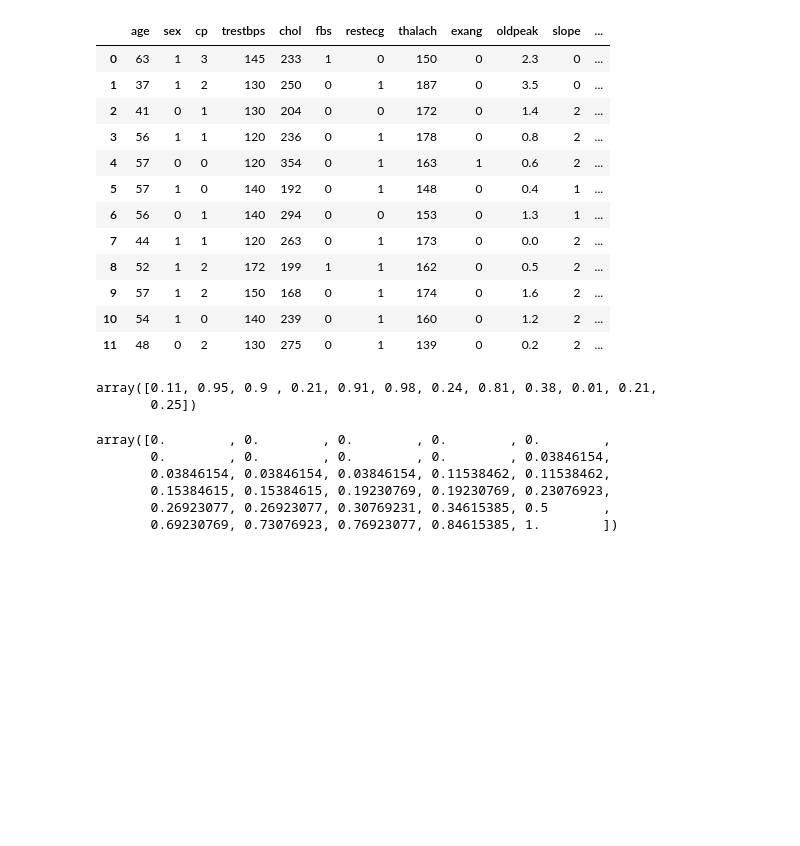
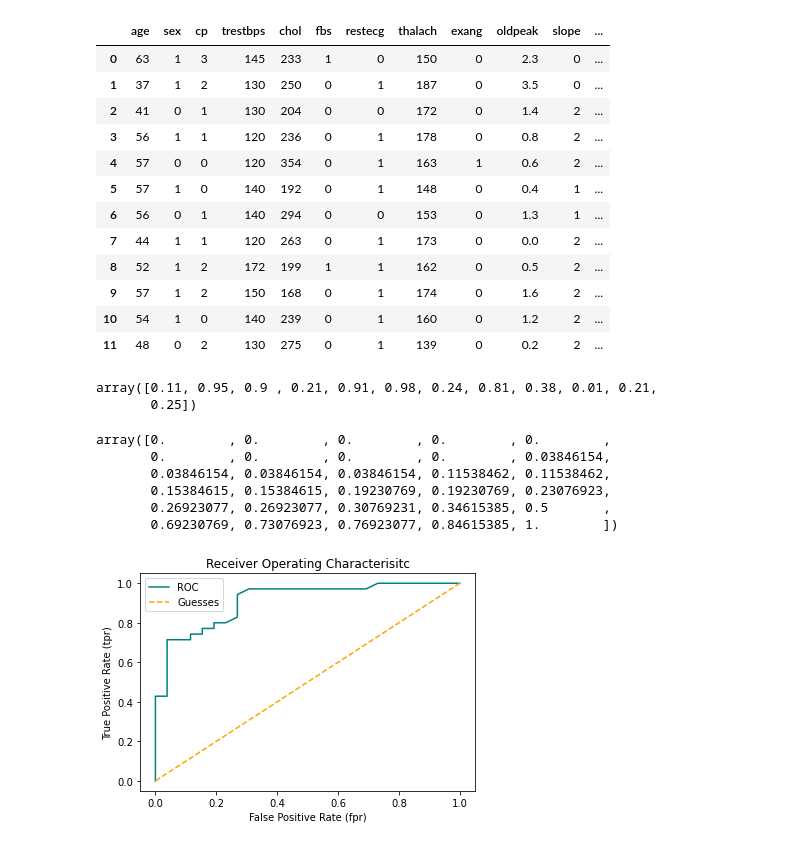
Before and after one commit to olu-folarin/ml-and-ds-ztm, a Jupyter notebook: intro-to-scikit-learn.ipynb, the cells around one changed output. Cells and saved outputs as stored; diff of their text form; code cells hidden in the pictures; blank space fills up the shorter version.

Commit message:
made the plot visible

```diff
--- a/intro-to-scikit-learn.ipynb
+++ b/intro-to-scikit-learn.ipynb
@@ -1369,21 +1369,23 @@ array([0.        , 0.        , 0.        , 0.        , 0.        ,
 # %%
 # create a function for creating ROC curves
 import matplotlib.pyplot as plt
 
 def plot_roc_curve(fpr, tpr):
     """
     this functions plots a ROC curve with the True Positive Rate (TPR) and False Positive Rate (fpr)
     """
     #plot the a ROC curve
     plt.plot(fpr, tpr, color='teal', label='ROC')
     #plot line with no predictive power (baseline)
-    plt.plot([0,1], [0,1], color='orange', linestyle='.-', label='Guesses')
+    plt.plot([0,1], [0,1], color='orange', linestyle='--', label='Guesses')
 
     #customize the plot
     plt.xlabel('False Positive Rate (fpr)')
     plt.ylabel('True Positive Rate (tpr)')
     plt.title('Receiver Operating Characterisitc')
     plt.legend()
     plt.show()
 
-plot_roc_curve()
+plot_roc_curve(fpr, tpr)
+# %% [output]
+[figure, added]
```
